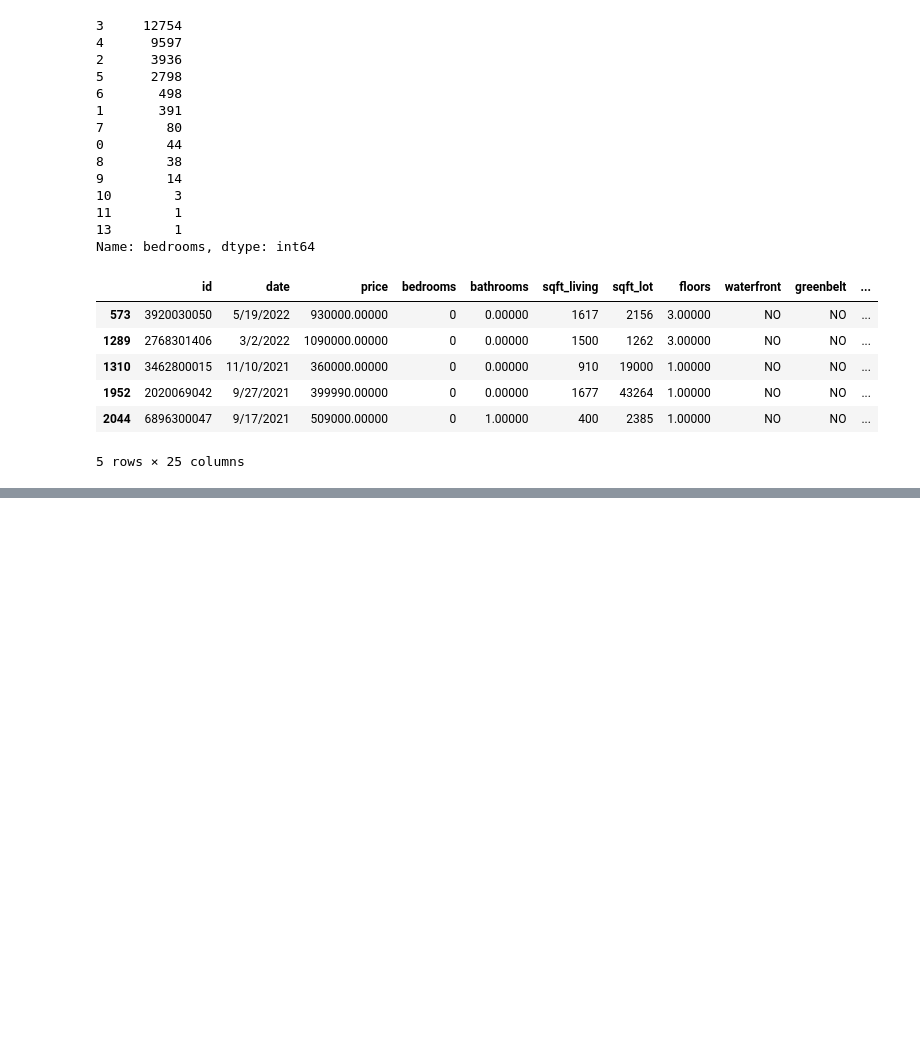
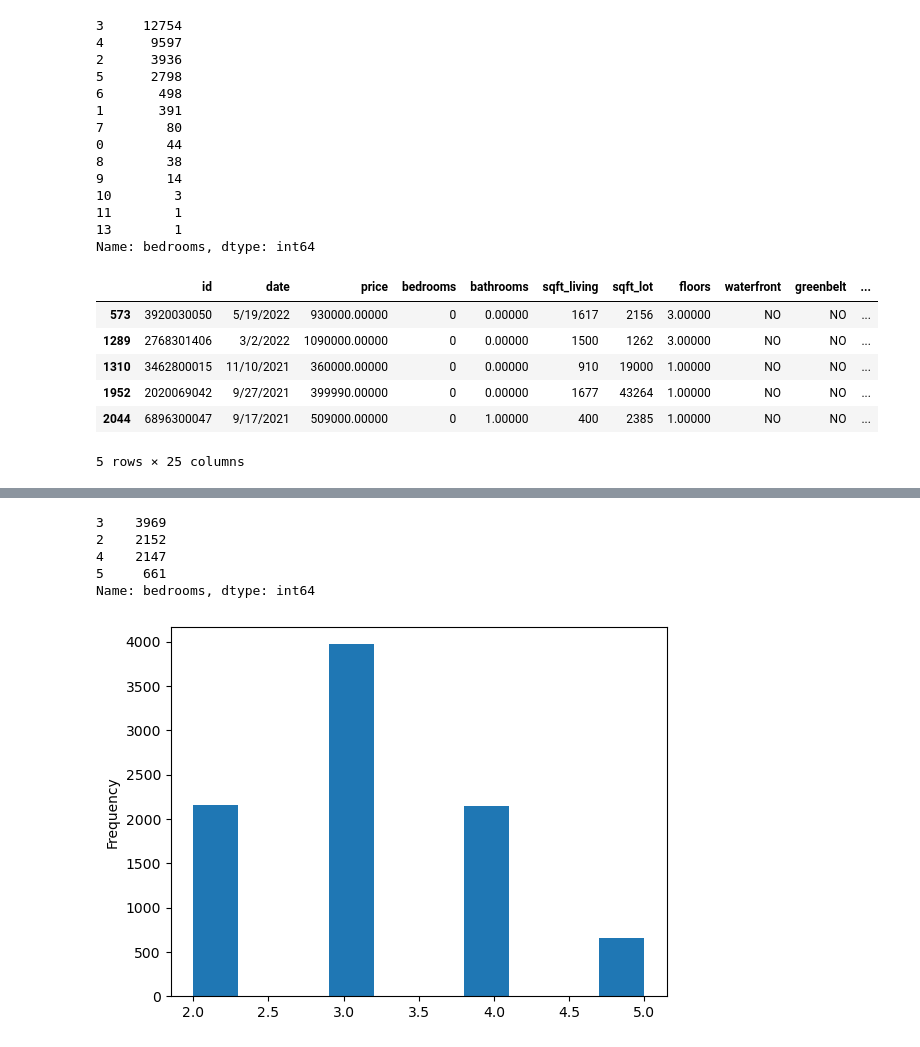
Before and after one commit to leo-schell/phase2project, a Jupyter notebook: notebooks/Leo.ipynb, the cells around one changed output, grey strips where cells are left out. Cells and saved outputs as stored; diff of their text form; code cells hidden in the pictures; blank space fills up the shorter version.

Commit message:
king county analysis

```diff
--- a/notebooks/Leo.ipynb
+++ b/notebooks/Leo.ipynb
@@ -104,4 +73,20 @@ zerobeds.head()
 | 2044 | 6896300047 | 9/17/2021 | 509000.00000 | 0 | 1.00000 | 400 | 2385 | 1.00000 | NO | NO | ... |
 5 rows × 25 columns
 # %%
-df['sqft.patio'].plt()
+#John's code
+
+df['city'] = df['address'].str.split(',').str[1].str.strip()
+df['zipcode'] = df['address'].str.split(',').str[-2].str[-5:]
+df['zipcode'].head()
+df_irs = pd.read_csv('../data/income_by_zip.csv')
+df_wa = df_irs.loc[df_irs['STATE'] == 'WA',['STATE','ZIPCODE','N02650','A02650']]
+df_wa['avg_inc'] = df_wa['A02650']/df_wa['N02650']
+df['zipcode'] = df['zipcode'].astype(int)
+df2 = df.merge(df_wa,left_on='zipcode',right_on='ZIPCODE',how='inner')
+df2['month'] = pd.DatetimeIndex(df2['date']).month
+df2['year'] = pd.DatetimeIndex(df2['date']).year
+grade_list = list(df2['grade'].unique())
+grade_list_1 = [grade_list[i] for i in [1,3,7,10,11]]
+grade_list_2 = ['0 Bad']*5
+grade_dict = dict(zip(grade_list_1,grade_list_2))
+df2['grade_group'] = df2['grade'].replace(grade_dict)
@@ -107,0 +103,5 @@ df['sqft.patio'].plt()
+# %%
+pd.set_option('display.max_rows', None)
+df2['city'].value_counts()
+seattle = df2[(df2['city'] == 'Seattle')]
+seattle.head()
@@ -107,0 +141,4 @@ df['sqft.patio'].plt()
+# %%
+#2-5 bedrooms
+seattle_beds = seattle[(seattle['bedrooms'] > 1) & (seattle['bedrooms'] < 6)]
+seattle_beds.info()
@@ -107,0 +163,13 @@ df['sqft.patio'].plt()
+# %%
+seattle_beds['bedrooms'].value_counts()
+# %% [output]
+3    3969
+2    2152
+4    2147
+5     661
+Name: bedrooms, dtype: int64
+# %%
+#visualization - the bedrooms
+seattle_beds['bedrooms'].plot(kind='hist');
+# %% [output]
+[figure, added]
```
Also changed, not shown: parts of 57 cells of this notebook.
